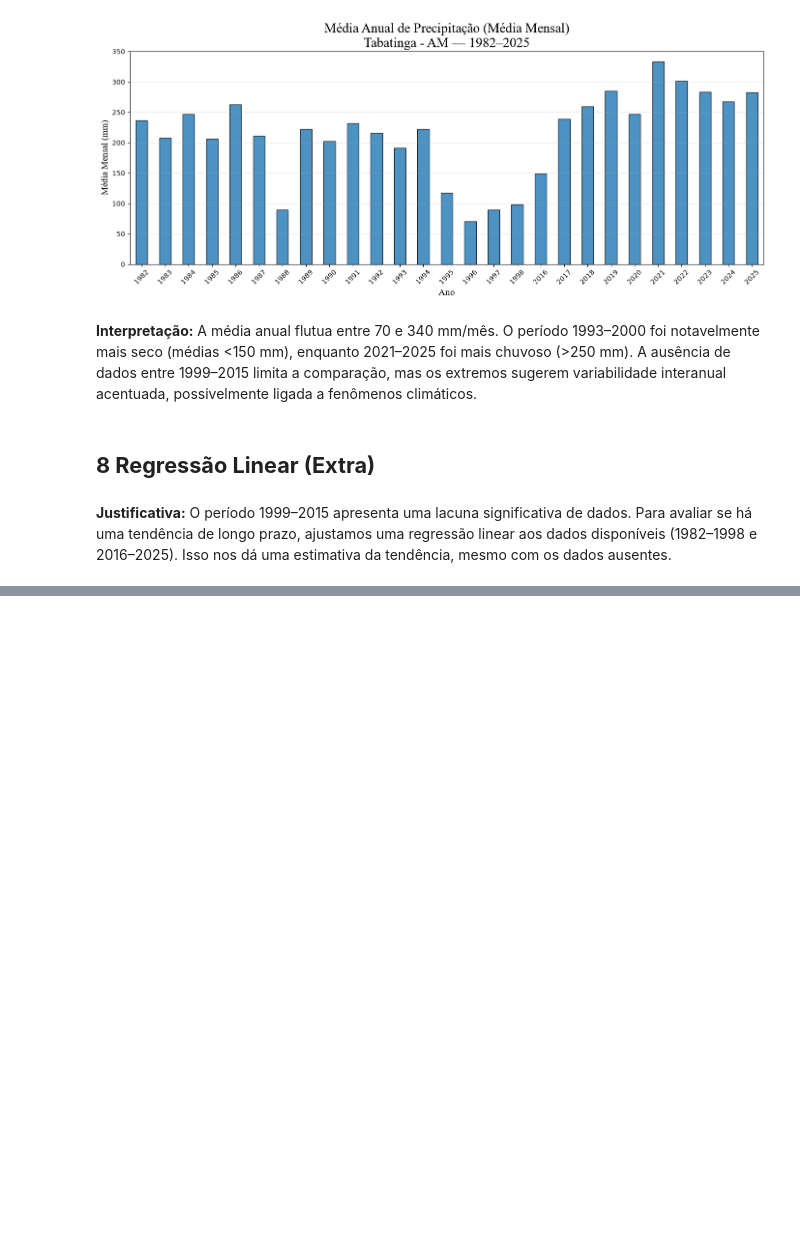
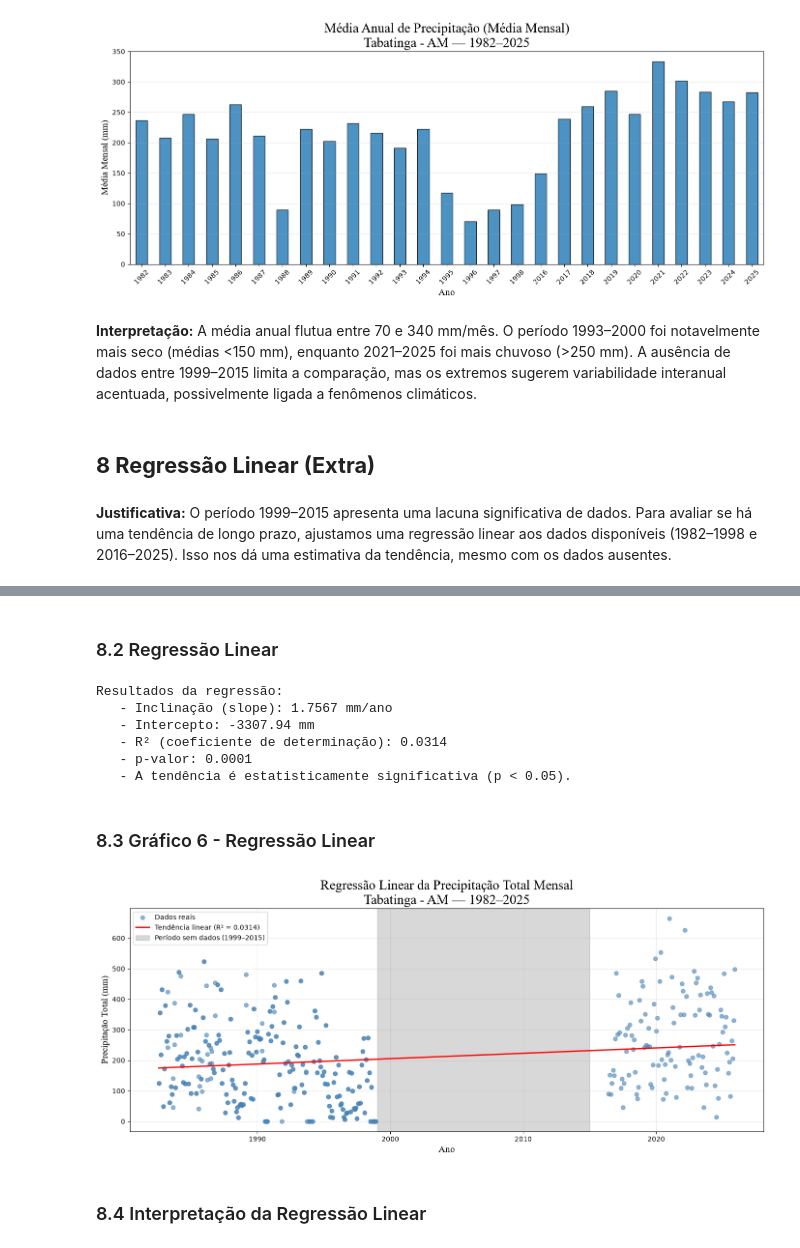
Before and after one commit to jonestiago/rainfall-timeseries-analysis, a Jupyter notebook: notebook/a_analise_exploratoria.ipynb, the cells around one changed output, grey strips where cells are left out. Saved outputs shown, nothing was run; the diff lists cells and outputs as text; code cells hidden in the pictures; blank space fills up the shorter version.

```diff
--- a/notebook/a_analise_exploratoria.ipynb
+++ b/notebook/a_analise_exploratoria.ipynb
@@ -955,0 +981,51 @@ plt.show()
+# %% [markdown]
+### 8.2 Regressão Linear
+# %%
+# Ajustar a Regressão Linear
+slope, intercept, r_value, p_value, std_err = stats.linregress(df_reg['Tempo'], df_reg['Total'])
+
+# Imprimir resultados
+print("Resultados da regressão:")
+print(f"   - Inclinação (slope): {slope:.4f} mm/ano")
+print(f"   - Intercepto: {intercept:.2f} mm")
+print(f"   - R² (coeficiente de determinação): {r_value**2:.4f}")
+print(f"   - p-valor: {p_value:.4f}")
+
+if p_value < 0.05:
+    print("   - A tendência é estatisticamente significativa (p < 0.05).")
+else:
+    print("   - A tendência NÃO é estatisticamente significativa (p ≥ 0.05).")
+# %% [output]
+Resultados da regressão:
+   - Inclinação (slope): 1.7567 mm/ano
+   - Intercepto: -3307.94 mm
+   - R² (coeficiente de determinação): 0.0314
+   - p-valor: 0.0001
+   - A tendência é estatisticamente significativa (p < 0.05).
+# %% [markdown]
+### 8.3 Gráfico 6 - Regressão Linear
+# %%
+# Gráfico 6 - Regressão Linear: Precipitação Total ao Longo do Tempo
+# Configurações de Layout (Dimensionamento)
+plt.figure(figsize=(14, 6))
+
+# Plotagem: Dados, linha de regressão e Gap
+plt.scatter(df_reg['Tempo'], df_reg['Total'], alpha=0.6, label='Dados reais', color='steelblue')
+
+x_range = np.linspace(df_reg['Tempo'].min(), df_reg['Tempo'].max(), 100)
+y_pred = slope * x_range + intercept
+plt.plot(x_range, y_pred, color='red', linewidth=2, label=f'Tendência linear (R² = {r_value**2:.4f})')
+
+plt.axvspan(1999, 2015, color='gray', alpha=0.3, label='Período sem dados (1999–2015)')
+
+# Configurações de Layout e Estilo
+plt.title('Regressão Linear da Precipitação Total Mensal\nTabatinga - AM — 1982–2025', fontfamily='Times New Roman', fontsize=20)
+plt.xlabel('Ano', fontfamily='Times New Roman', fontsize=14)
+plt.ylabel('Precipitação Total (mm)', fontfamily='Times New Roman', fontsize=14)
+plt.legend()
+plt.grid(True, alpha=0.3)
+plt.tight_layout()
+# %% [output]
+[figure, added]
+# %% [markdown]
+### 8.4 Interpretação da Regressão Linear
```
Also changed, not shown: parts of 5 cells of this notebook.
